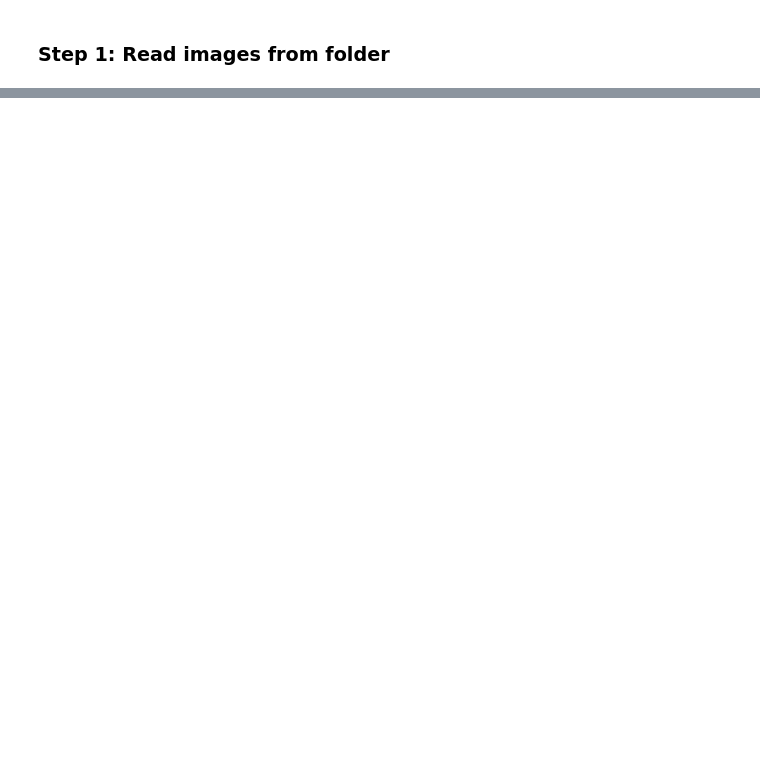
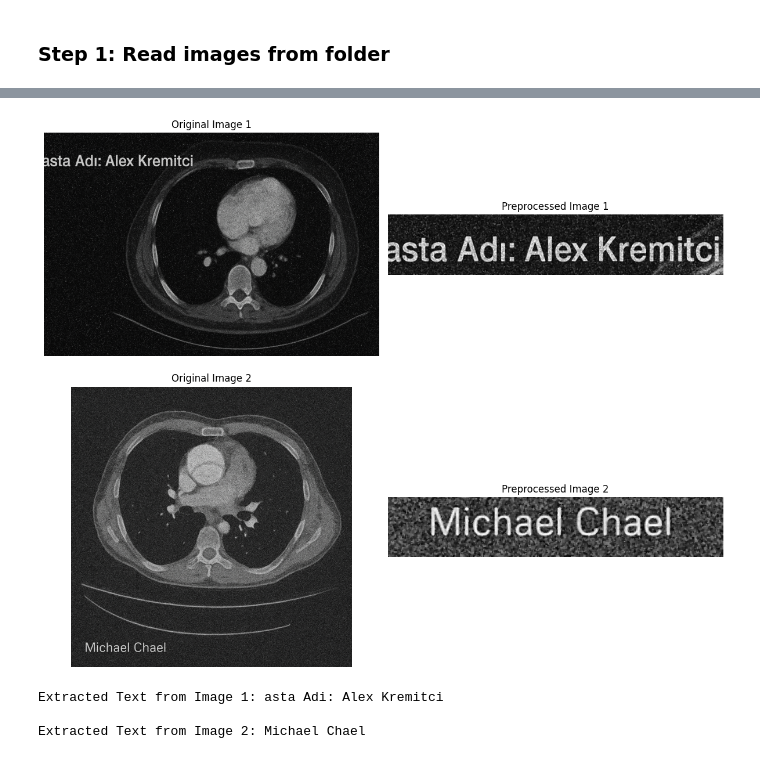
Before and after one commit to merteldem1r/Computer-Vision-COME370, a Jupyter notebook: Project/Solution/solution.ipynb, the cells around one changed output, grey strips where cells are left out. Drawn from its saved outputs; the diff is of its cells as text; code cells hidden in the pictures; blank space fills up the shorter version.

```diff
--- a/Project/Solution/solution.ipynb
+++ b/Project/Solution/solution.ipynb
@@ -28,0 +102,34 @@ Image paths:
+# %%
+# read and convert images to graycale and extract text
+fig, axes = plt.subplots(len(IMAGES_PATHS), 2,
+                         figsize=(12, 5*len(IMAGES_PATHS)))
+
+IMAGE_TEXTS: list[str] = []
+
+for i in range(len(IMAGES_PATHS)):
+    img = cv2.imread(IMAGES_PATHS[i], cv2.IMREAD_COLOR)
+    position = "top_left" if i == 0 else "bottom_left"
+    preprocessed = image_preprocess(img, position=position)
+    text = pytesseract.image_to_string(preprocessed)
+    IMAGE_TEXTS.append(text.strip())
+
+    # display original and preprocessed images
+    axes[i, 0].imshow(img, cmap='gray')
+    axes[i, 0].set_title(f"Original Image {i+1}")
+    axes[i, 0].axis('off')
+
+    axes[i, 1].imshow(preprocessed, cmap='gray')
+    axes[i, 1].set_title(f"Preprocessed Image {i+1}")
+    axes[i, 1].axis('off')
+
+plt.tight_layout()
+plt.show()
+
+# show found text
+for i, text in enumerate(IMAGE_TEXTS):
+    print(f"Extracted Text from Image {i+1}: {text}\n")
+# %% [output]
+[figure, added]
+Extracted Text from Image 1: asta Adi: Alex Kremitci
+
+Extracted Text from Image 2: Michael Chael
```
Also changed, not shown: parts of 7 cells of this notebook, 1 other file.
